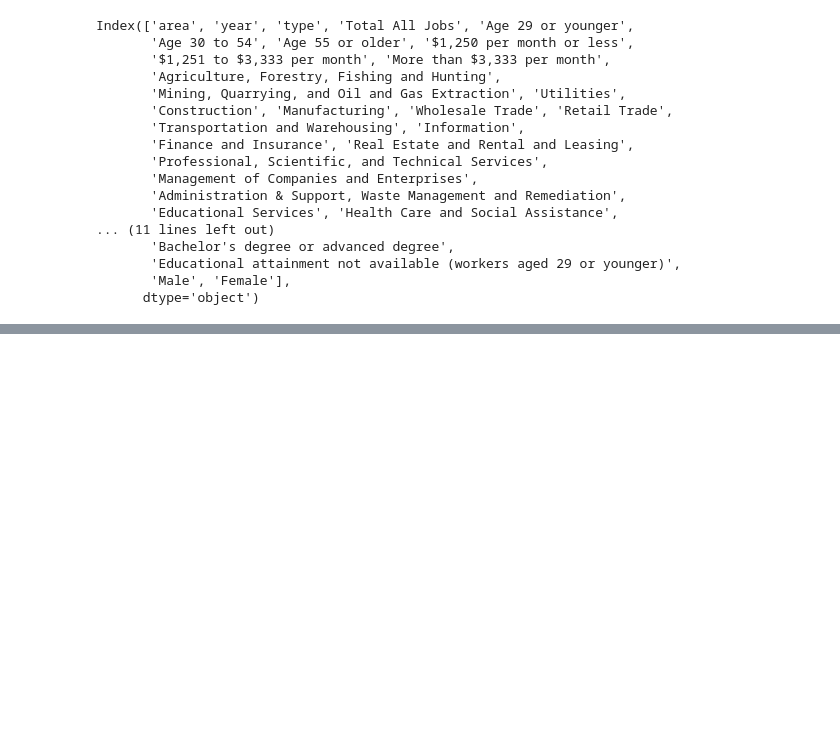
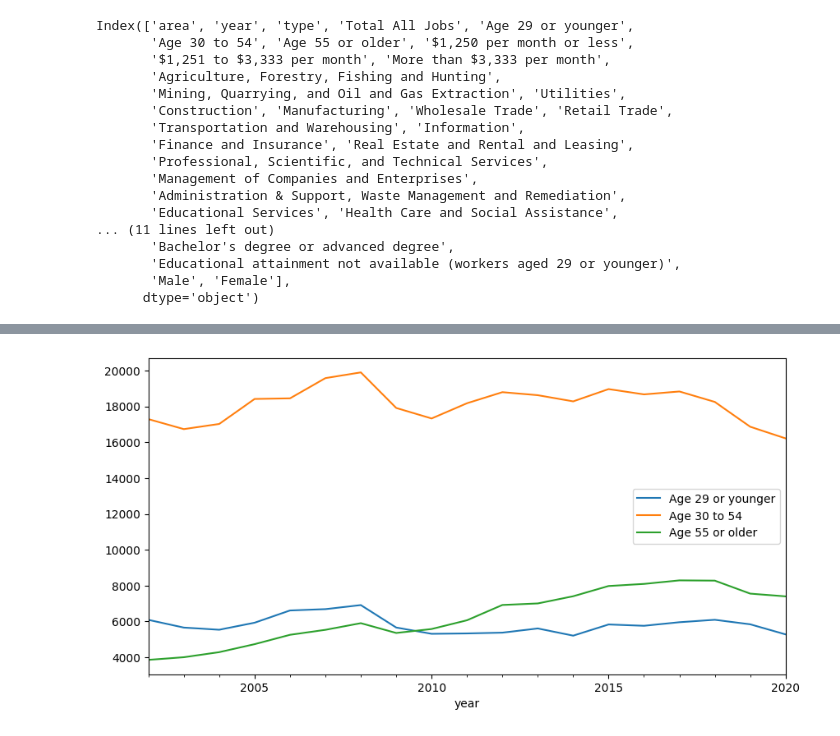
Before and after one commit to ReidelVichot/DE_ASCENT, a Jupyter notebook: OnTheMap_analysis.ipynb, the cells around one changed output, grey strips where cells are left out. Cells and saved outputs as stored; diff of their text form; code cells hidden in the pictures; blank space fills up the shorter version.

```diff
--- a/OnTheMap_analysis.ipynb
+++ b/OnTheMap_analysis.ipynb
@@ -6,6 +6,6 @@ import numpy as np
 import matplotlib.pyplot as plt
 # %%
 fname = "https://raw.githubusercontent.com/ReidelVichot/DE_ASCENT/main/OnTheMapData.csv"
-df = pd.read_csv(fname)
+df = pd.read_csv(fname, parse_dates=["year"])
 # %%
 df[df["area"] == "work"]
@@ -45,0 +78,9 @@ fig.show()
+# %%
+fig, ax = plt.subplots(figsize= (10,5))
+#work_count.plot(y="Total All Jobs", x="year", ax=ax)
+work_count.plot(y='Age 29 or younger', x="year", ax=ax)
+work_count.plot(y='Age 30 to 54', x="year", ax=ax)
+work_count.plot(y='Age 55 or older', x="year", ax=ax)
+fig.show()
+# %% [output]
+[figure, added]
```
Also changed, not shown: parts of 12 cells of this notebook.
